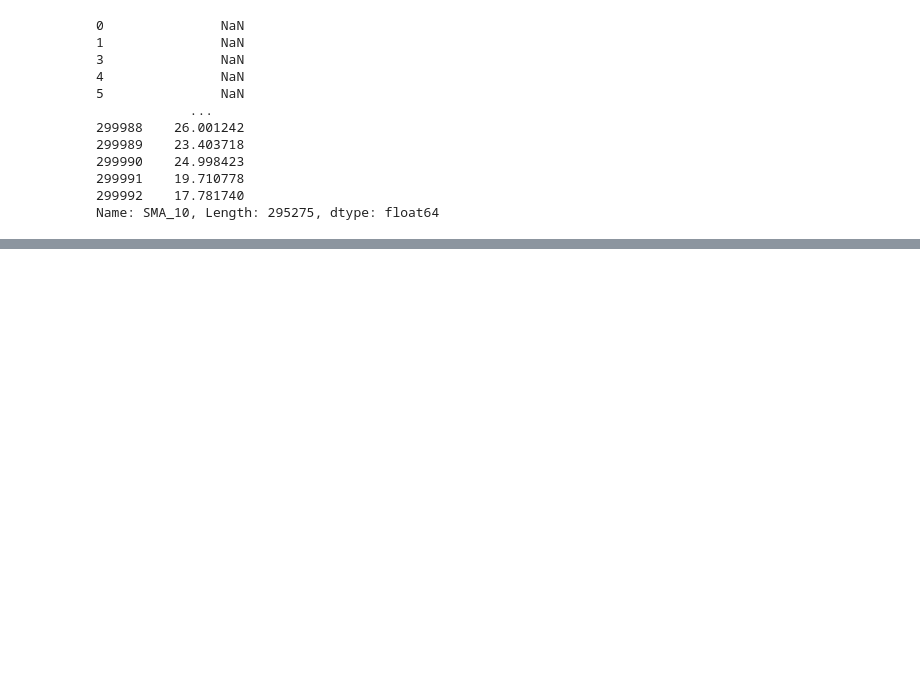
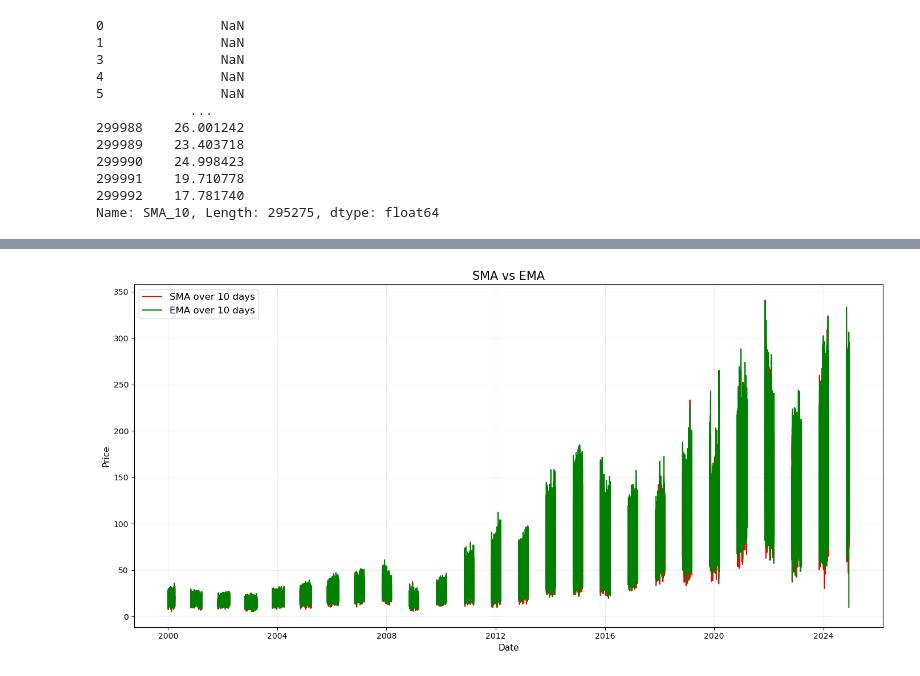
Before and after one commit to HamzaSusic/machine_learning_project, a Jupyter notebook: Stock_Prediction.ipynb, the cells around one changed output, grey strips where cells are left out. Cells and saved outputs as stored; diff of their text form; code cells hidden in the pictures; blank space fills up the shorter version.

```diff
--- a/Stock_Prediction.ipynb
+++ b/Stock_Prediction.ipynb
@@ -222,0 +297,16 @@ Name: SMA_10, Length: 295275, dtype: float64
+# %%
+plt.figure (figsize=(14,7))
+
+plt.plot(df_wo_outliers_copy['Date'], df_wo_outliers_copy['SMA_10'], label='SMA over 10 days', color='red')
+plt.plot(df_wo_outliers_copy['Date'], df_wo_outliers_copy['EMA_10'], label='EMA over 10 days', color='green')
+
+plt.title('SMA vs EMA', fontsize=15)
+plt.xlabel('Date', fontsize=11)
+plt.ylabel('Price', fontsize=11)
+
+plt.legend(fontsize=12)
+plt.grid(True, alpha=0.2)
+plt.tight_layout()
+plt.show()
+# %% [output]
+[figure, added]
```
Also changed, not shown: parts of 13 cells of this notebook.
